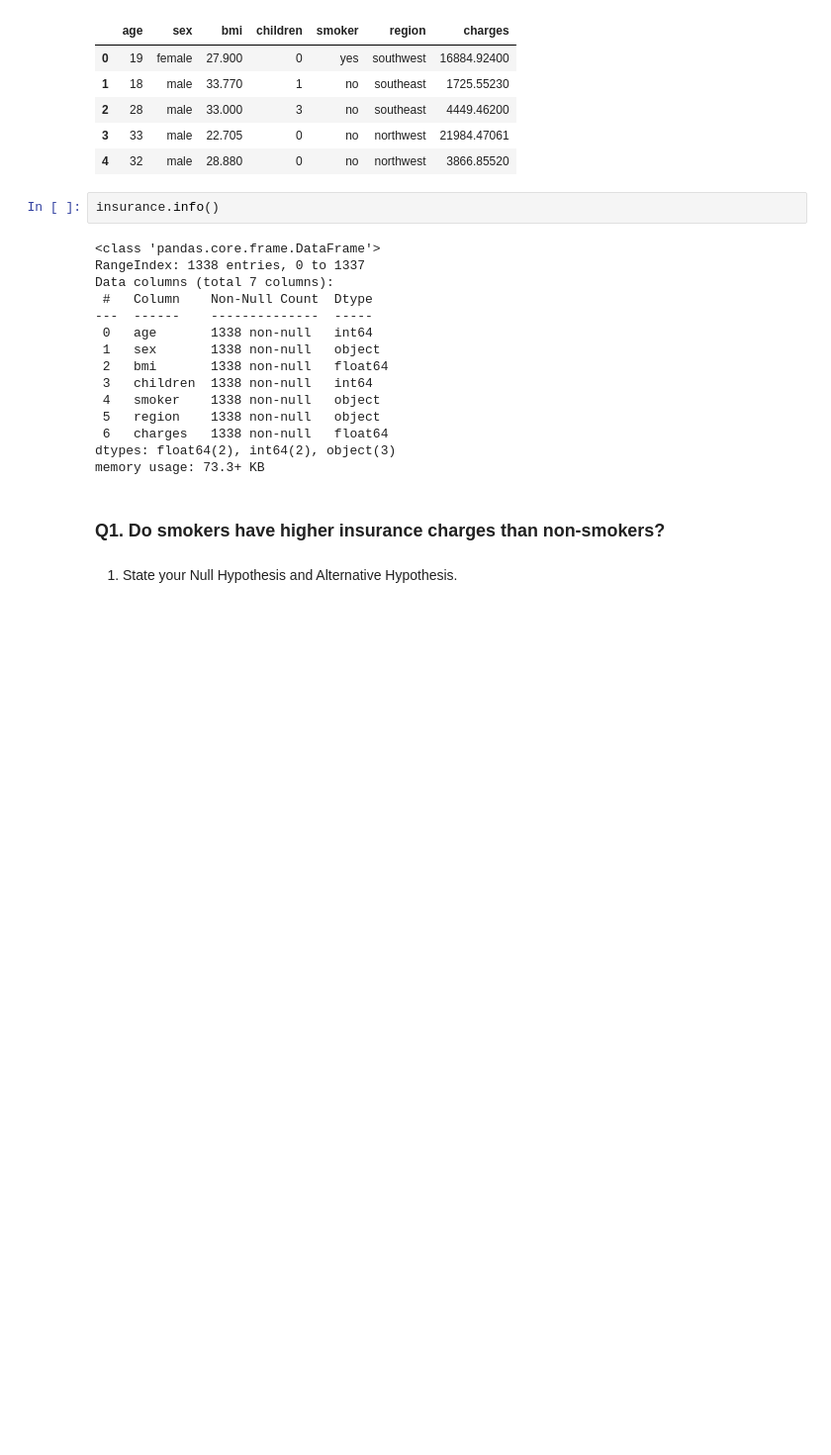
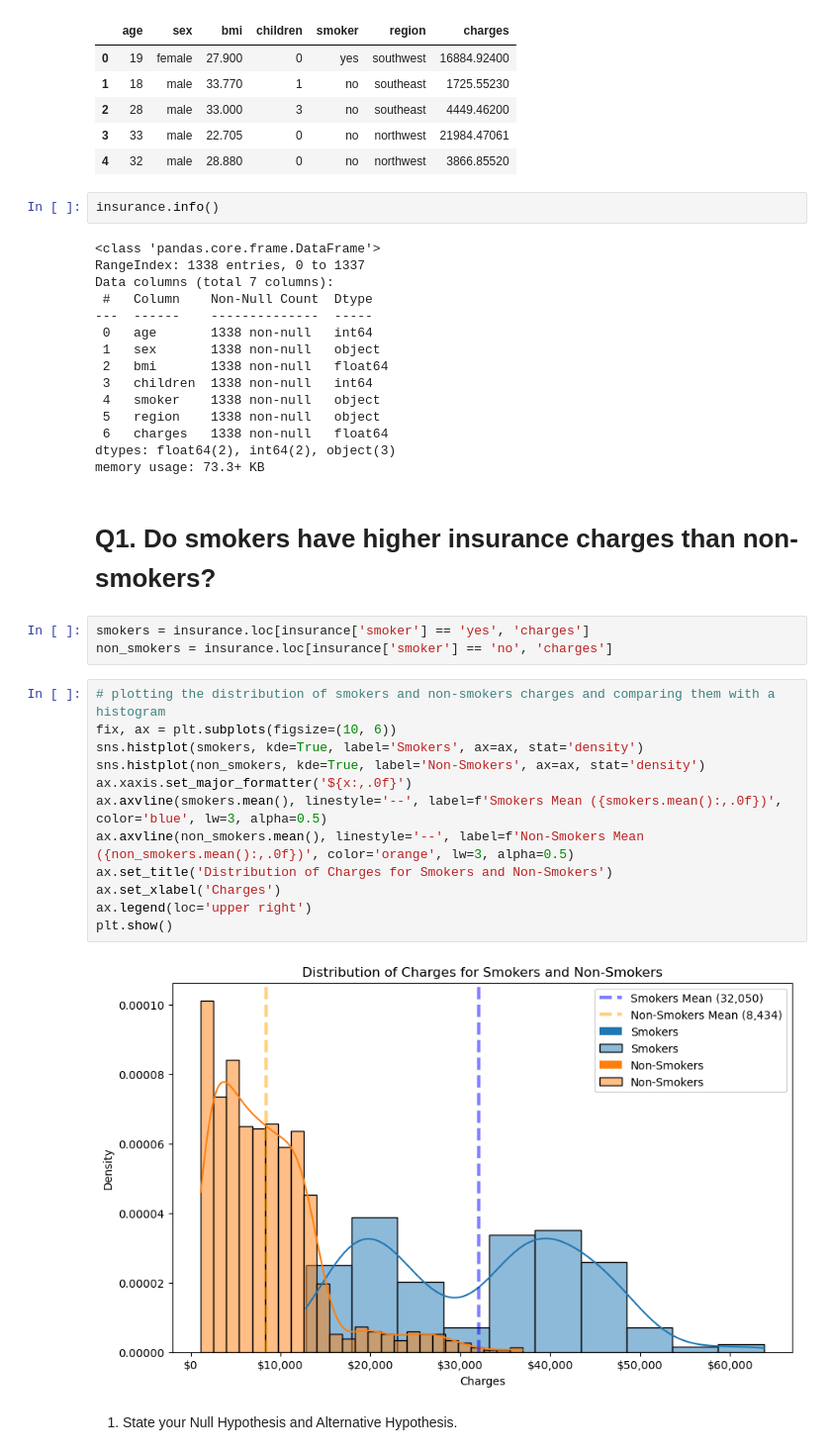
Before and after one commit to zeekwired/Hypothesis-Testing, a Jupyter notebook: Hypothesis_Testing.ipynb, the cells around one changed output. Shown: that part at 99% size. Drawn from its saved outputs; the diff is of its cells as text; blank space fills up the shorter version.

```diff
--- a/Hypothesis_Testing.ipynb
+++ b/Hypothesis_Testing.ipynb
@@ -37,7 +38,24 @@ Data columns (total 7 columns):
 dtypes: float64(2), int64(2), object(3)
 memory usage: 73.3+ KB
 # %% [markdown]
-### Q1. Do smokers have higher insurance charges than non-smokers?
+# Q1. Do smokers have higher insurance charges than non-smokers?
+# %%
+smokers = insurance.loc[insurance['smoker'] == 'yes', 'charges']
+non_smokers = insurance.loc[insurance['smoker'] == 'no', 'charges']
+# %%
+# plotting the distribution of smokers and non-smokers charges and comparing them with a histogram
+fix, ax = plt.subplots(figsize=(10, 6))
+sns.histplot(smokers, kde=True, label='Smokers', ax=ax, stat='density')
+sns.histplot(non_smokers, kde=True, label='Non-Smokers', ax=ax, stat='density')
+ax.xaxis.set_major_formatter('${x:,.0f}')
+ax.axvline(smokers.mean(), linestyle='--', label=f'Smokers Mean ({smokers.mean():,.0f})', color='blue', lw=3, alpha=0.5)
+ax.axvline(non_smokers.mean(), linestyle='--', label=f'Non-Smokers Mean ({non_smokers.mean():,.0f})', color='orange', lw=3, alpha=0.5)
+ax.set_title('Distribution of Charges for Smokers and Non-Smokers')
+ax.set_xlabel('Charges')
+ax.legend(loc='upper right')
+plt.show()
+# %% [output]
+[figure, added]
 # %% [markdown]
 1. State your Null Hypothesis and Alternative Hypothesis.
 # %% [markdown]
```
Also changed, not shown: parts of 29 cells of this notebook.
